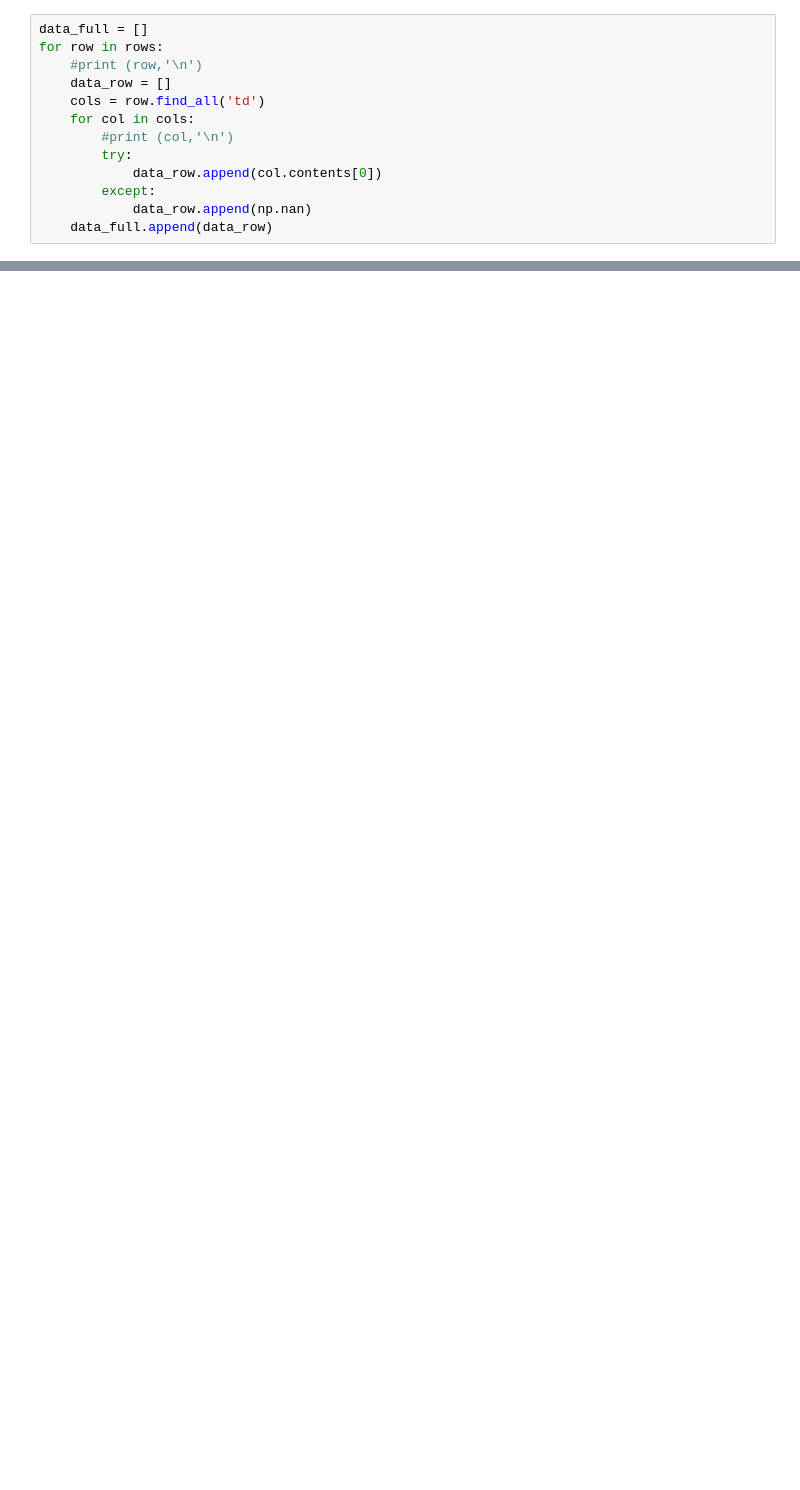
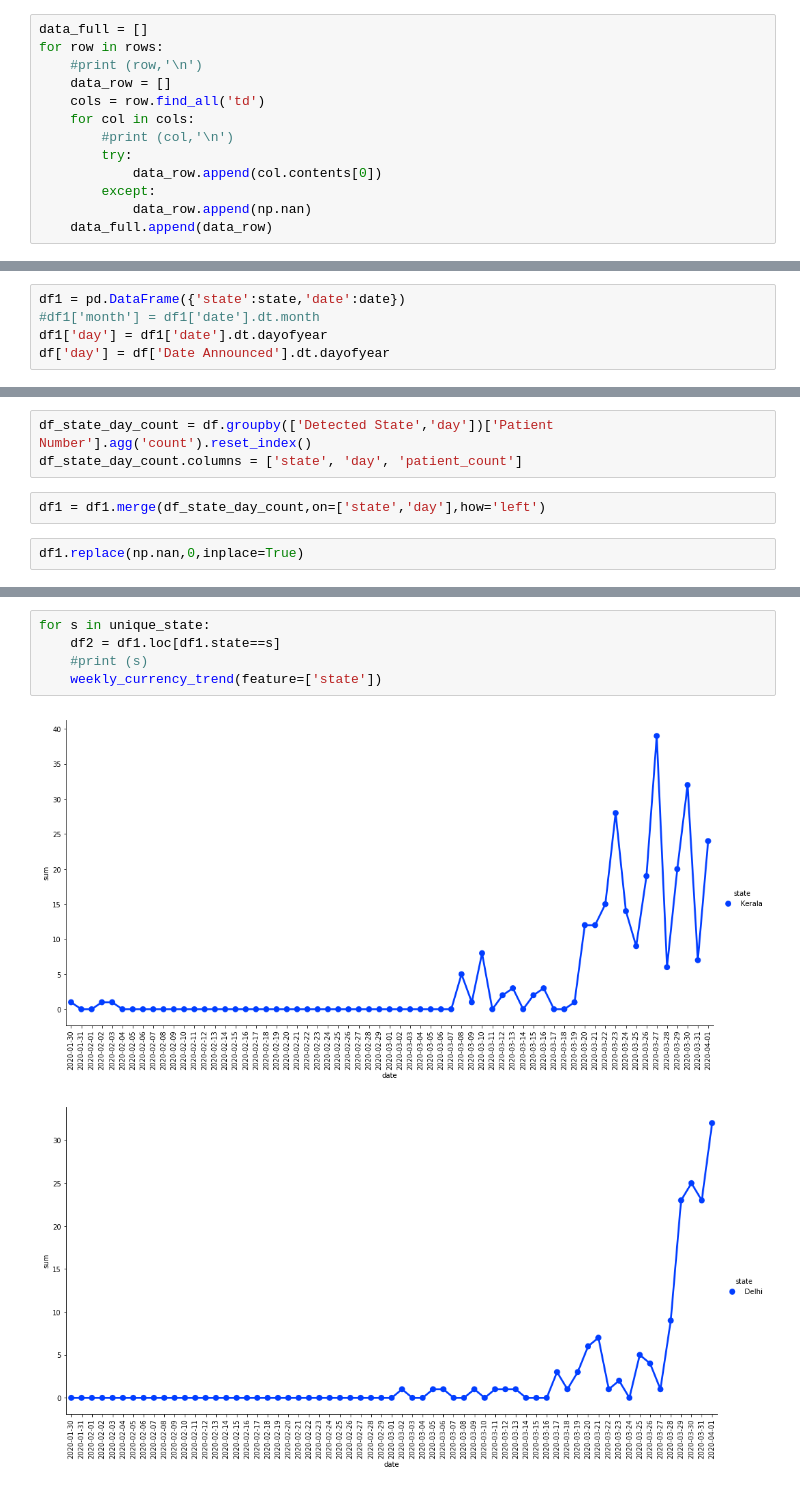
Before and after one commit to anki1909/BrainWaves-2017-18, a Jupyter notebook: India_first.ipynb, the cells around one changed output, grey strips where cells are left out. Cells and saved outputs as stored; diff of their text form; blank space fills up the shorter version.

```diff
--- a/India_first.ipynb
+++ b/India_first.ipynb
@@ -53 +149,6 @@ df.columns = new_header #set the header row as the df header
+# %%
+df1 = pd.DataFrame({'state':state,'date':date})
+#df1['month'] = df1['date'].dt.month
+df1['day'] = df1['date'].dt.dayofyear
+df['day'] = df['Date Announced'].dt.dayofyear
 # %%
@@ -136,0 +158,7 @@ Name: Notes, dtype: int64
+# %%
+df_state_day_count = df.groupby(['Detected State','day'])['Patient Number'].agg('count').reset_index()
+df_state_day_count.columns = ['state', 'day', 'patient_count']
+# %%
+df1 = df1.merge(df_state_day_count,on=['state','day'],how='left')
+# %%
+df1.replace(np.nan,0,inplace=True)
@@ -136,0 +217,8 @@ Name: Notes, dtype: int64
+# %%
+for s in unique_state:
+    df2 = df1.loc[df1.state==s]
+    #print (s)
+    weekly_currency_trend(feature=['state'])
+# %% [output]
+[figure, added]
+[figure, added]
```
Also changed, not shown: parts of 22 cells of this notebook.
